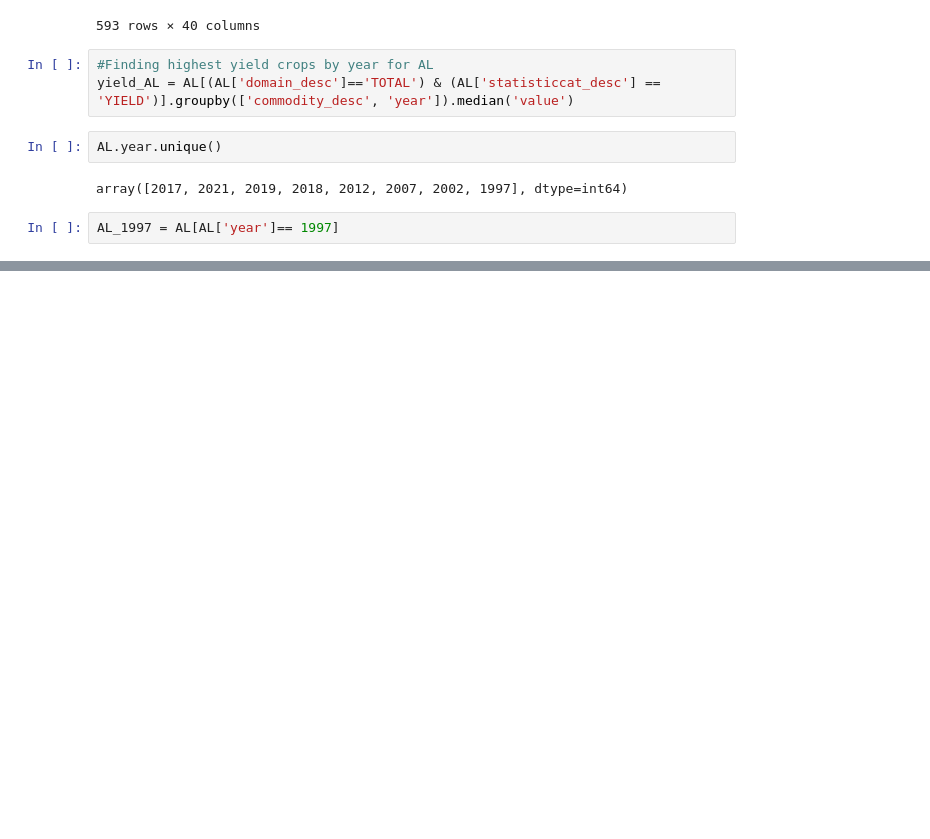
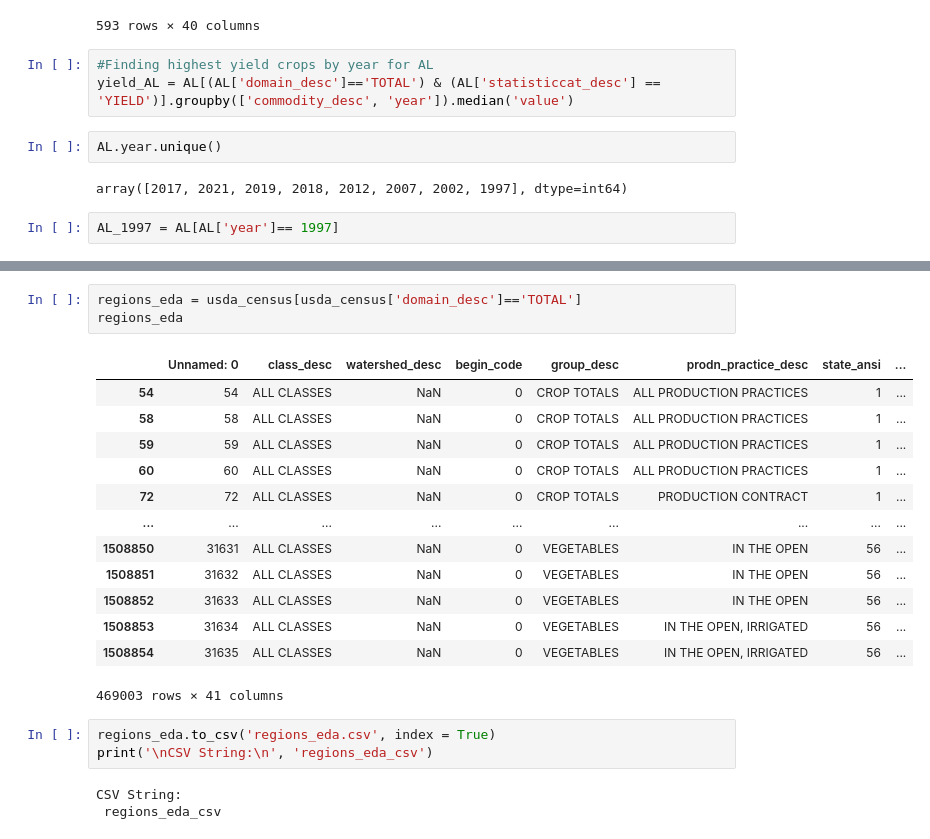
Before and after one commit to CaitlinC91/USDACENSUS_Capstone, a Jupyter notebook: notebooks/usda.ipynb, the cells around one changed output, grey strips where cells are left out. Cells and saved outputs as stored; diff of their text form; blank space fills up the shorter version.

```diff
--- a/notebooks/usda.ipynb
+++ b/notebooks/usda.ipynb
@@ -425,0 +513,23 @@ CSV String:
+# %%
+regions_eda = usda_census[usda_census['domain_desc']=='TOTAL']
+regions_eda
+# %% [output]
+|  | Unnamed: 0 | class_desc | watershed_desc | begin_code | group_desc | prodn_practice_desc | state_ansi | ... |
+| 54 | 54 | ALL CLASSES | NaN | 0 | CROP TOTALS | ALL PRODUCTION PRACTICES | 1 | ... |
+| 58 | 58 | ALL CLASSES | NaN | 0 | CROP TOTALS | ALL PRODUCTION PRACTICES | 1 | ... |
+| 59 | 59 | ALL CLASSES | NaN | 0 | CROP TOTALS | ALL PRODUCTION PRACTICES | 1 | ... |
+| 60 | 60 | ALL CLASSES | NaN | 0 | CROP TOTALS | ALL PRODUCTION PRACTICES | 1 | ... |
+| 72 | 72 | ALL CLASSES | NaN | 0 | CROP TOTALS | PRODUCTION CONTRACT | 1 | ... |
+| ... | ... | ... | ... | ... | ... | ... | ... | ... |
+| 1508850 | 31631 | ALL CLASSES | NaN | 0 | VEGETABLES | IN THE OPEN | 56 | ... |
+| 1508851 | 31632 | ALL CLASSES | NaN | 0 | VEGETABLES | IN THE OPEN | 56 | ... |
+| 1508852 | 31633 | ALL CLASSES | NaN | 0 | VEGETABLES | IN THE OPEN | 56 | ... |
+| 1508853 | 31634 | ALL CLASSES | NaN | 0 | VEGETABLES | IN THE OPEN, IRRIGATED | 56 | ... |
+| 1508854 | 31635 | ALL CLASSES | NaN | 0 | VEGETABLES | IN THE OPEN, IRRIGATED | 56 | ... |
+469003 rows × 41 columns
+# %%
+regions_eda.to_csv('regions_eda.csv', index = True)
+print('\nCSV String:\n', 'regions_eda_csv')
+# %% [output]
+CSV String:
+ regions_eda_csv
```
Also changed, not shown: parts of 4 cells of this notebook, 1 other file.
